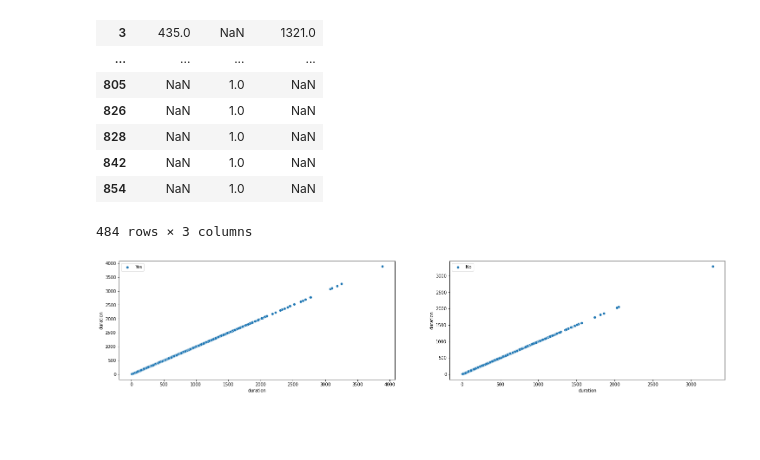
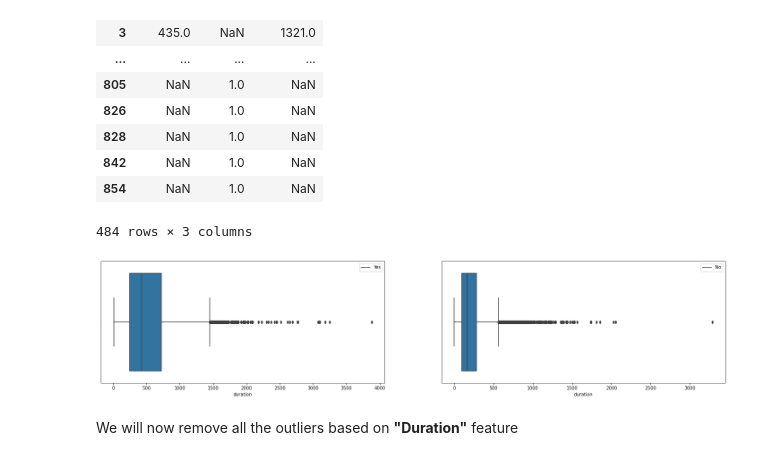
Before and after one commit to beriagraphics/SIC, a Jupyter notebook: Deep Feed Forward [Farouk BLIDI].ipynb, the cells around one changed output. Cells and saved outputs as stored; diff of their text form; code cells hidden in the pictures; blank space fills up the shorter version.

```diff
--- a/Deep Feed Forward [Farouk BLIDI].ipynb
+++ b/Deep Feed Forward [Farouk BLIDI].ipynb
@@ -93,11 +97,13 @@ pd.DataFrame([previous_groups, pdays_groups, campaign_groups]).T.replace({"NaN":
 # %%
 plt.figure(figsize=[25, 5])
 plt.subplot(121)
-sns.scatterplot(data=bank[bank.deposit == "yes"], x="duration", y="duration")
+sns.boxplot(data=bank[bank.deposit == "yes"], x="duration")
 plt.legend(["Yes"])
 plt.subplot(122)
-sns.scatterplot(data=bank[bank.deposit == "no"], x="duration", y="duration")
+sns.boxplot(data=bank[bank.deposit == "no"], x="duration")
 plt.legend(["No"])
 plt.show()
 # %% [output]
-[figure, old version]
+[figure, new version]
+# %% [markdown]
+We will now remove all the outliers based on **"Duration"** feature
```
Also changed, not shown: parts of 12 cells of this notebook.
